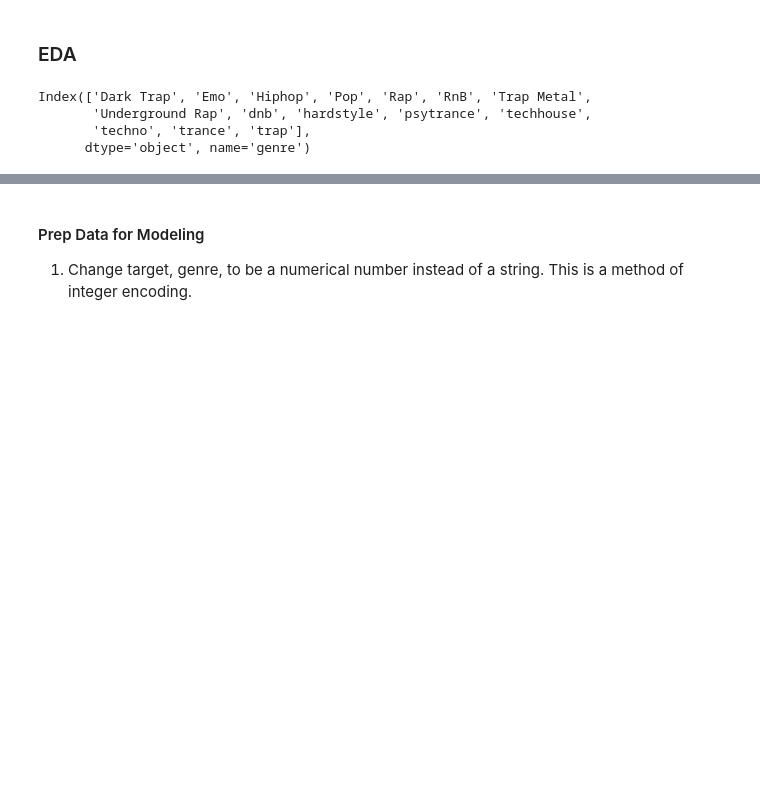
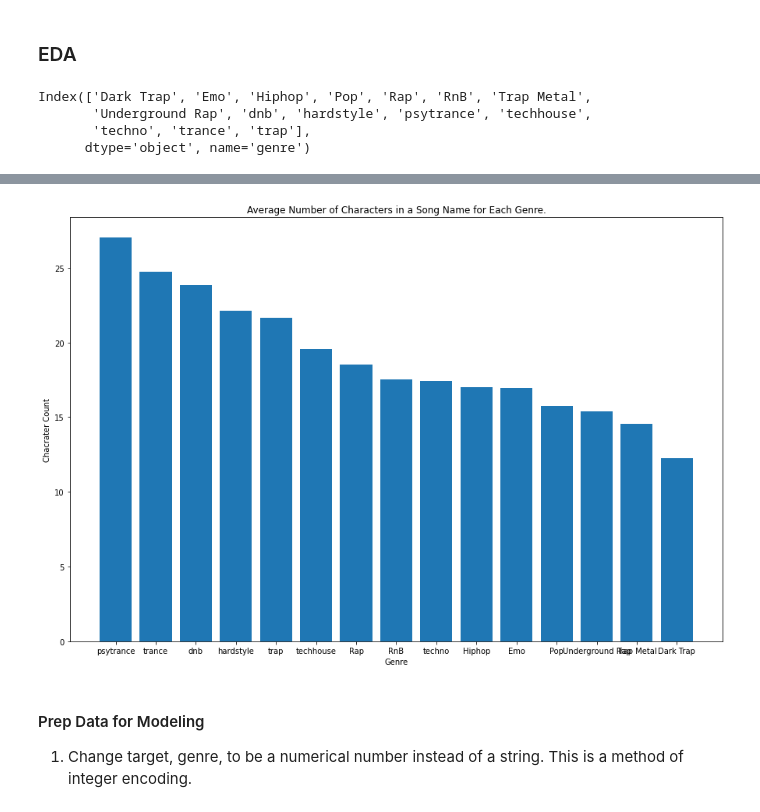
Before and after one commit to mbermont/Spotify_Project, a Jupyter notebook: code/Data_EDA.ipynb, the cells around one changed output, grey strips where cells are left out. Drawn from its saved outputs; the diff is of its cells as text; code cells hidden in the pictures; blank space fills up the shorter version.

```diff
--- a/code/Data_EDA.ipynb
+++ b/code/Data_EDA.ipynb
@@ -457,3 +469,13 @@ plt.savefig('./imgs/danceability_dist.png', dpi= 400)
+# %%
+plt.figure(figsize=(15,10))
+plt.bar(height= df.groupby(by='genre').mean()['song_name_char_count'].sort_values(ascending=False),
+        x = df.groupby(by='genre').mean()['song_name_char_count'].sort_values(ascending=False).index)
+plt.xlabel('Genre')
+plt.ylabel('Chacrater Count')
+plt.title('Average Number of Characters in a Song Name for Each Genre.')
+plt.savefig('../imgs/word_char_dist.png', dpi= 400)
+# %% [output]
+[figure, added]
 # %% [markdown]
 #### Prep Data for Modeling
 
```
Also changed, not shown: parts of 9 cells of this notebook, 8 other files.
